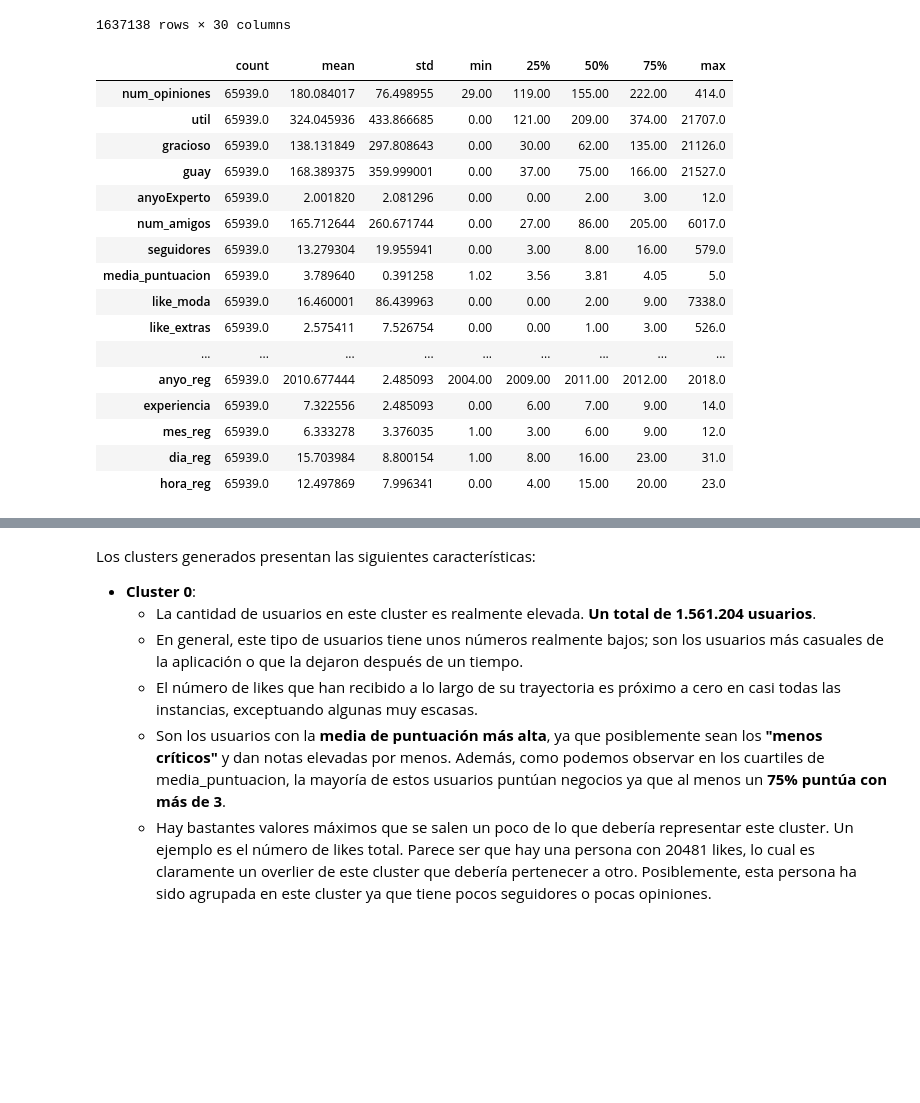
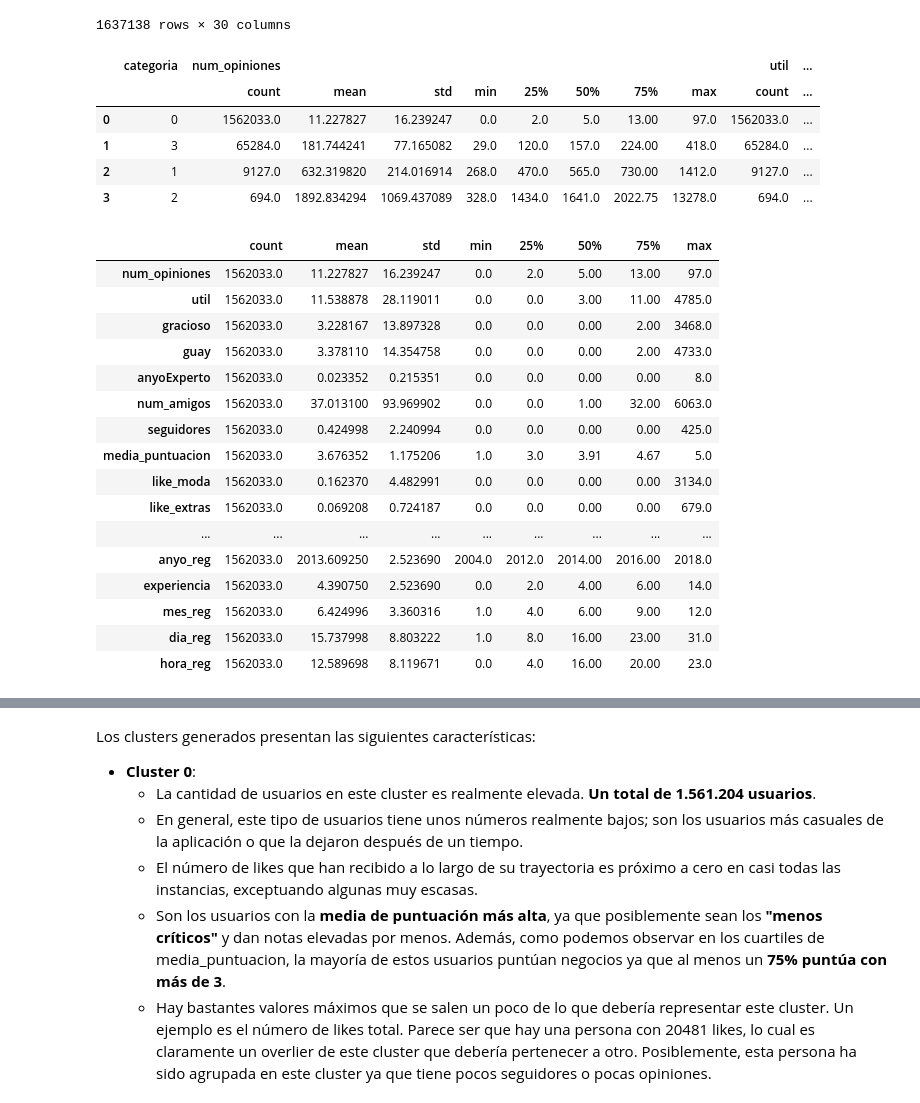
Before and after one commit to jcorrochanoj/DesafioFinalAD, a Jupyter notebook: Analisis_USERS.ipynb, the cells around one changed output, grey strips where cells are left out. Cells and saved outputs as stored; diff of their text form; code cells hidden in the pictures; blank space fills up the shorter version.

```diff
--- a/Analisis_USERS.ipynb
+++ b/Analisis_USERS.ipynb
@@ -373,23 +451,30 @@ describe = df_users_limpio.groupby('categoria').describe().sort_values(by=[('num
 orderedIndices = describe.index.tolist()
 df_users_limpio['categoria'] = df_users_limpio['categoria'].replace({orderedIndices[0]:0, orderedIndices[1]:1, orderedIndices[2]:2, orderedIndices[3]:3 })
 describe.reset_index()
-
-describe.iloc[1].unstack()
 # %% [output]
-|  | count | mean | std | min | 25% | 50% | 75% | max |
-| num_opiniones | 65939.0 | 180.084017 | 76.498955 | 29.00 | 119.00 | 155.00 | 222.00 | 414.0 |
-| util | 65939.0 | 324.045936 | 433.866685 | 0.00 | 121.00 | 209.00 | 374.00 | 21707.0 |
-| gracioso | 65939.0 | 138.131849 | 297.808643 | 0.00 | 30.00 | 62.00 | 135.00 | 21126.0 |
-| guay | 65939.0 | 168.389375 | 359.999001 | 0.00 | 37.00 | 75.00 | 166.00 | 21527.0 |
-| anyoExperto | 65939.0 | 2.001820 | 2.081296 | 0.00 | 0.00 | 2.00 | 3.00 | 12.0 |
-| num_amigos | 65939.0 | 165.712644 | 260.671744 | 0.00 | 27.00 | 86.00 | 205.00 | 6017.0 |
-| seguidores | 65939.0 | 13.279304 | 19.955941 | 0.00 | 3.00 | 8.00 | 16.00 | 579.0 |
-| media_puntuacion | 65939.0 | 3.789640 | 0.391258 | 1.02 | 3.56 | 3.81 | 4.05 | 5.0 |
-| like_moda | 65939.0 | 16.460001 | 86.439963 | 0.00 | 0.00 | 2.00 | 9.00 | 7338.0 |
-| like_extras | 65939.0 | 2.575411 | 7.526754 | 0.00 | 0.00 | 1.00 | 3.00 | 526.0 |
-| ... | ... | ... | ... | ... | ... | ... | ... | ... |
-| anyo_reg | 65939.0 | 2010.677444 | 2.485093 | 2004.00 | 2009.00 | 2011.00 | 2012.00 | 2018.0 |
-| experiencia | 65939.0 | 7.322556 | 2.485093 | 0.00 | 6.00 | 7.00 | 9.00 | 14.0 |
-| mes_reg | 65939.0 | 6.333278 | 3.376035 | 1.00 | 3.00 | 6.00 | 9.00 | 12.0 |
-| dia_reg | 65939.0 | 15.703984 | 8.800154 | 1.00 | 8.00 | 16.00 | 23.00 | 31.0 |
-| hora_reg | 65939.0 | 12.497869 | 7.996341 | 0.00 | 4.00 | 15.00 | 20.00 | 23.0 |
+|  | categoria | num_opiniones |  |  |  |  |  |  |  | util | ... |
+|  |  | count | mean | std | min | 25% | 50% | 75% | max | count | ... |
+| 0 | 0 | 1562033.0 | 11.227827 | 16.239247 | 0.0 | 2.0 | 5.0 | 13.00 | 97.0 | 1562033.0 | ... |
+| 1 | 3 | 65284.0 | 181.744241 | 77.165082 | 29.0 | 120.0 | 157.0 | 224.00 | 418.0 | 65284.0 | ... |
+| 2 | 1 | 9127.0 | 632.319820 | 214.016914 | 268.0 | 470.0 | 565.0 | 730.00 | 1412.0 | 9127.0 | ... |
+| 3 | 2 | 694.0 | 1892.834294 | 1069.437089 | 328.0 | 1434.0 | 1641.0 | 2022.75 | 13278.0 | 694.0 | ... |
+# %%
+describe.iloc[0].unstack()
+# %% [output]
+|  | count | mean | std | min | 25% | 50% | 75% | max |
+| num_opiniones | 1562033.0 | 11.227827 | 16.239247 | 0.0 | 2.0 | 5.00 | 13.00 | 97.0 |
+| util | 1562033.0 | 11.538878 | 28.119011 | 0.0 | 0.0 | 3.00 | 11.00 | 4785.0 |
+| gracioso | 1562033.0 | 3.228167 | 13.897328 | 0.0 | 0.0 | 0.00 | 2.00 | 3468.0 |
+| guay | 1562033.0 | 3.378110 | 14.354758 | 0.0 | 0.0 | 0.00 | 2.00 | 4733.0 |
+| anyoExperto | 1562033.0 | 0.023352 | 0.215351 | 0.0 | 0.0 | 0.00 | 0.00 | 8.0 |
+| num_amigos | 1562033.0 | 37.013100 | 93.969902 | 0.0 | 0.0 | 1.00 | 32.00 | 6063.0 |
+| seguidores | 1562033.0 | 0.424998 | 2.240994 | 0.0 | 0.0 | 0.00 | 0.00 | 425.0 |
+| media_puntuacion | 1562033.0 | 3.676352 | 1.175206 | 1.0 | 3.0 | 3.91 | 4.67 | 5.0 |
+| like_moda | 1562033.0 | 0.162370 | 4.482991 | 0.0 | 0.0 | 0.00 | 0.00 | 3134.0 |
+| like_extras | 1562033.0 | 0.069208 | 0.724187 | 0.0 | 0.0 | 0.00 | 0.00 | 679.0 |
+| ... | ... | ... | ... | ... | ... | ... | ... | ... |
+| anyo_reg | 1562033.0 | 2013.609250 | 2.523690 | 2004.0 | 2012.0 | 2014.00 | 2016.00 | 2018.0 |
+| experiencia | 1562033.0 | 4.390750 | 2.523690 | 0.0 | 2.0 | 4.00 | 6.00 | 14.0 |
+| mes_reg | 1562033.0 | 6.424996 | 3.360316 | 1.0 | 4.0 | 6.00 | 9.00 | 12.0 |
+| dia_reg | 1562033.0 | 15.737998 | 8.803222 | 1.0 | 8.0 | 16.00 | 23.00 | 31.0 |
+| hora_reg | 1562033.0 | 12.589698 | 8.119671 | 0.0 | 4.0 | 16.00 | 20.00 | 23.0 |
```
Also changed, not shown: parts of 22 cells of this notebook.
